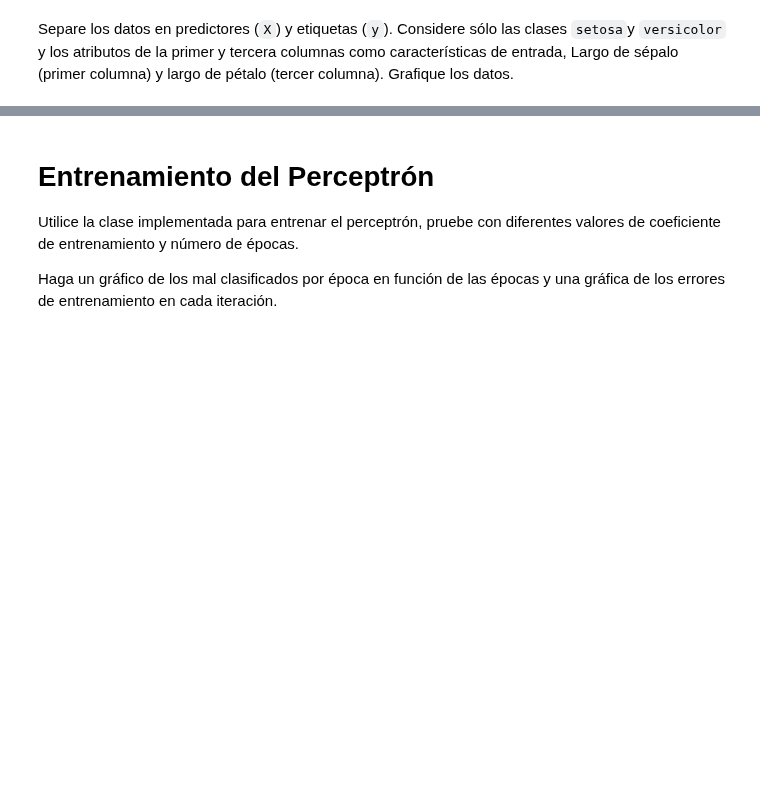
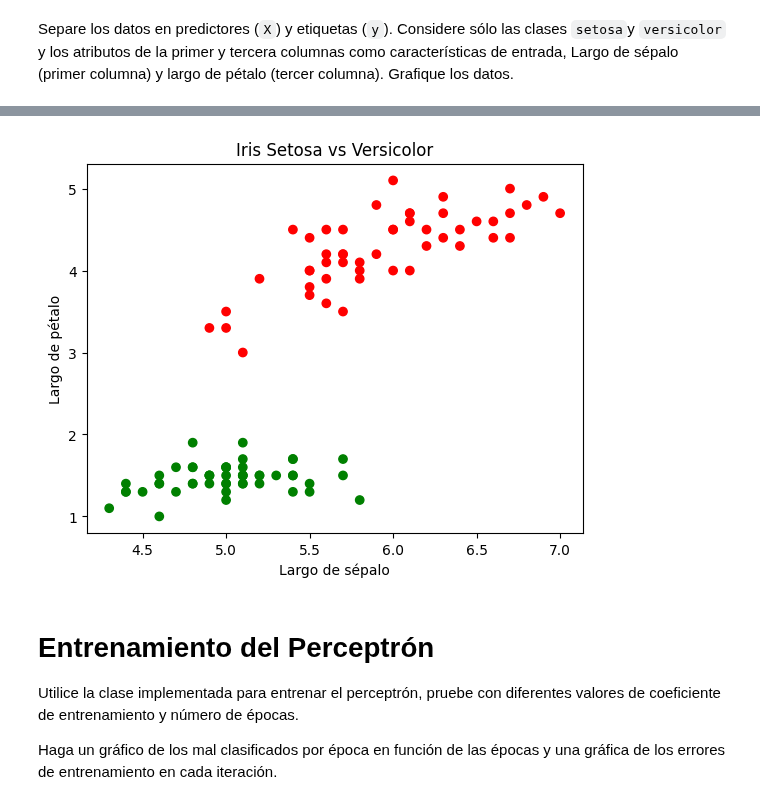
Before and after one commit to axelescalante0/Aprendizaje-Maquinal, a Jupyter notebook: main/PerceptronSimple.ipynb, the cells around one changed output, grey strips where cells are left out. Saved outputs shown, nothing was run; the diff lists cells and outputs as text; code cells hidden in the pictures; blank space fills up the shorter version.

```diff
--- a/main/PerceptronSimple.ipynb
+++ b/main/PerceptronSimple.ipynb
@@ -165,3 +165,12 @@ df.tail()
 # Graficamos el Dataset
 # %% [markdown]
 Separe los datos en predictores (`X`) y etiquetas (`y`). Considere sólo las clases `setosa`y `versicolor` y los atributos de la primer y tercera columnas como características de entrada, Largo de sépalo (primer columna) y largo de pétalo (tercer columna). Grafique los datos.
+# %%
+df =df[[0,2,4]] #Selecionamos las columnas
+
+#Filtra las clases "setosa" y "versicolor"
+df = df[df[4].isin(["Iris-setosa", "Iris-versicolor"])]
+
+df.columns = ["largo_sepalo", "largo_petalo", "clase"] #le cambiamos los nombres a las columnas
+
+df.head()
@@ -167,0 +184,5 @@ Separe los datos en predictores (`X`) y etiquetas (`y`). Considere sólo las cla
+# %%
+#convertimos las etiquetas de clases en  0 (Iris-setosa)  y 1 (Iris-versicolor)
+df["clase"] = df["clase"].replace({"Iris-setosa": 0, "Iris-versicolor": 1})
+
+df.head(10)
@@ -168,2 +201,10 @@ Separe los datos en predictores (`X`) y etiquetas (`y`). Considere sólo las cla
 # %%
-#convertimos las etiquetas de clases en  0 (Iris-setosa)  y 1 (Iris-versicolor)
+#Graficamos los datos
+colors = {0: "green", 1: "red"}
+plt.scatter(df["largo_sepalo"], df["largo_petalo"], c= df["clase"].map(colors))
+plt.xlabel("Largo de sépalo")
+plt.ylabel("Largo de pétalo")
+plt.title("Iris Setosa vs Versicolor")
+plt.show()
+# %% [output]
+[figure, added]
```
Also changed, not shown: parts of 5 cells of this notebook.
